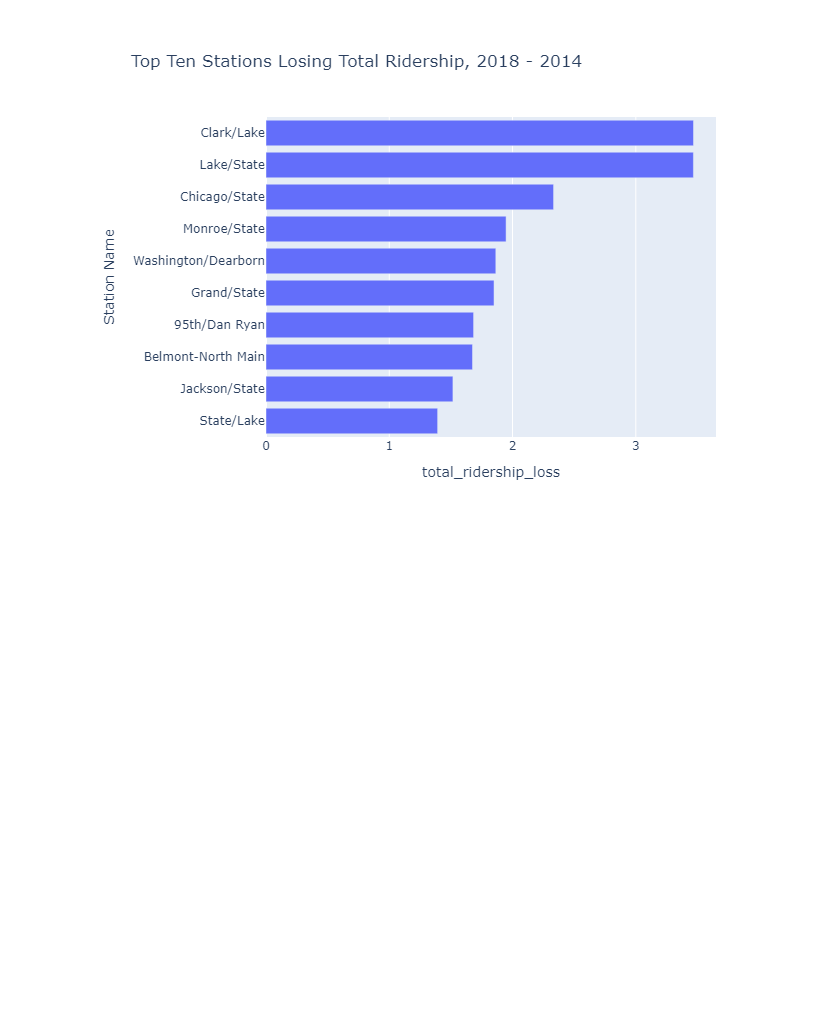
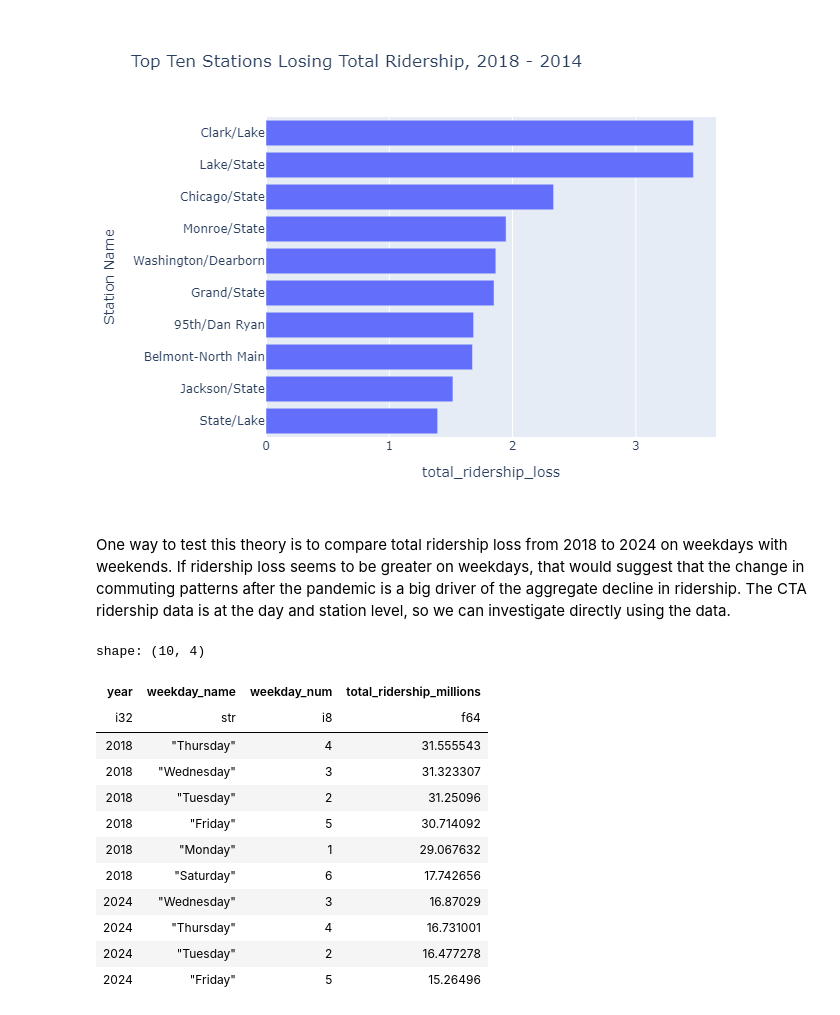
Before and after one commit to bryantco/cta-analysis, a Jupyter notebook: analyze_ridership.ipynb, the cells around one changed output. Drawn from its saved outputs; the diff is of its cells as text; code cells hidden in the pictures; blank space fills up the shorter version.

```diff
--- a/analyze_ridership.ipynb
+++ b/analyze_ridership.ipynb
@@ -323,3 +324,48 @@ fig_ridership_loss_top_ten = px.bar(
 fig_ridership_loss_top_ten.show()
 # %% [output]
 [figure]
+# %% [markdown]
+One way to test this theory is to compare total ridership loss from 2018 to 2024 on weekdays with
+weekends. If ridership loss seems to be greater on weekdays, that would suggest that the change in
+commuting patterns after the pandemic is a big driver of the aggregate decline in ridership. The
+CTA ridership data is at the day and station level, so we can investigate directly using the data.
+# %%
+ridership_df_weekday_station_year_level = ridership_df.with_columns(
+    weekday_num=pl.col('date').dt.weekday(),
+    weekday_name=pl.col('date').dt.strftime('%A')
+).filter(
+    (pl.col('year') == 2018) | (pl.col('year') == 2024)
+).group_by(
+    ['station_id', 'station_name', 'weekday_name', 'weekday_num', 'year']
+).agg(
+    total_ridership=pl.col('rides').sum()
+).with_columns(
+    total_ridership_millions = pl.col('total_ridership') / 1e6
+)
+
+# Summary df at the year and weekday level
+ridership_df_year_weekday_level = ridership_df_weekday_station_year_level.group_by(
+    ['year', 'weekday_name', 'weekday_num']
+).agg(
+    total_ridership_millions=pl.col('total_ridership_millions').sum()
+).sort(
+    'weekday_num',
+    descending=False
+)
+# %%
+# Compute 2018 ridership stats cited in the paragraph below
+ridership_df_year_weekday_level.sort('total_ridership_millions', descending=True).head(10)
+# %% [output]
+shape: (10, 4)
+| year | weekday_name | weekday_num | total_ridership_millions |
+| i32 | str | i8 | f64 |
+| 2018 | "Thursday" | 4 | 31.555543 |
+| 2018 | "Wednesday" | 3 | 31.323307 |
+| 2018 | "Tuesday" | 2 | 31.25096 |
+| 2018 | "Friday" | 5 | 30.714092 |
+| 2018 | "Monday" | 1 | 29.067632 |
+| 2018 | "Saturday" | 6 | 17.742656 |
+| 2024 | "Wednesday" | 3 | 16.87029 |
+| 2024 | "Thursday" | 4 | 16.731001 |
+| 2024 | "Tuesday" | 2 | 16.477278 |
+| 2024 | "Friday" | 5 | 15.26496 |
```
Also changed, not shown: parts of 5 cells of this notebook.
